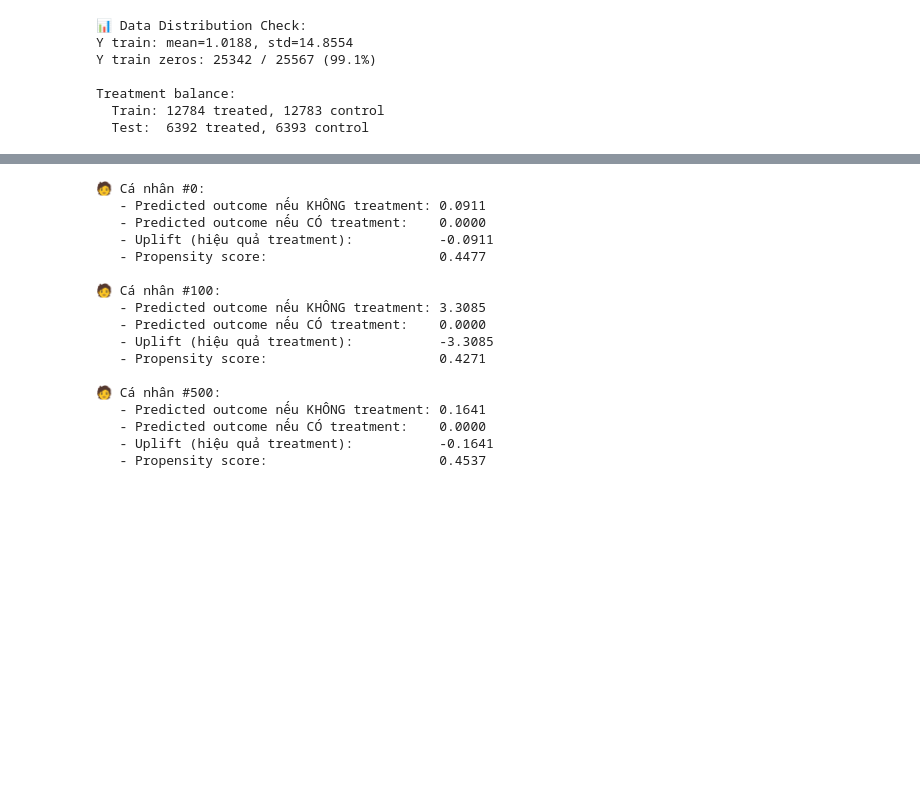
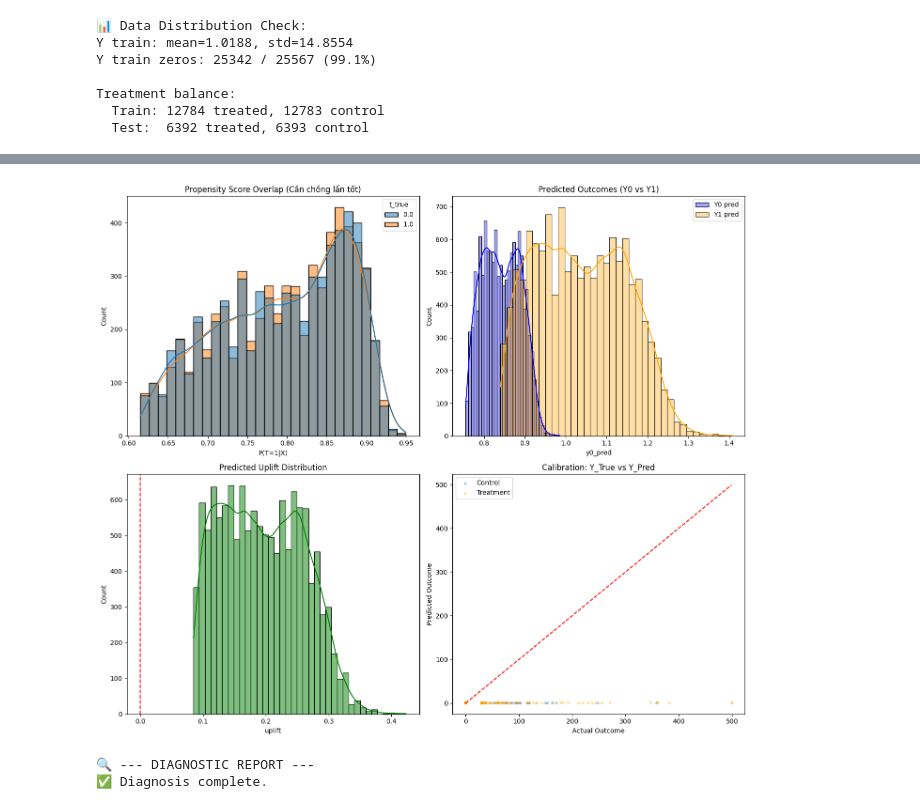
Before and after one commit to ducvu0904/RERUM, a Jupyter notebook: Baseline/dragonnet_base_men.ipynb, the cells around one changed output, grey strips where cells are left out. Drawn from its saved outputs; the diff is of its cells as text; code cells hidden in the pictures; blank space fills up the shorter version.

```diff
--- a/Baseline/dragonnet_base_men.ipynb
+++ b/Baseline/dragonnet_base_men.ipynb
@@ -275,61 +284,14 @@ KRCC:  0.05038028898850895
-# %%
-# Xem uplift của một cá nhân bất kỳ
-def get_individual_uplift(model, x_test_tensor, index):
-    """
-    Lấy uplift prediction của một cá nhân theo index
-
-    Parameters:
-    -----------
-    model: trained DragonNet model
-    x_test_tensor: tensor chứa features của test set
-    index: vị trí của cá nhân muốn xem (0, 1, 2, ...)
-
-    Returns:
-    --------
-    Dictionary chứa thông tin uplift của cá nhân đó
-    """
-    # Lấy features của cá nhân đó
-    x_individual = x_test_tensor[index:index+1]  # Giữ shape [1, num_features]
-
-    # Predict
-    y0_pred, y1_pred, t_pred, _ = model.predict(x_individual)
-
-    # Tính uplift
-    uplift = (y1_pred - y0_pred).item()
-
-    result = {
-        "index": index,
-        "y0_pred (control outcome)": y0_pred.item(),
-        "y1_pred (treatment outcome)": y1_pred.item(),
-        "uplift": uplift,
-        "t_pred (propensity)": t_pred.item()
-    }
-
-    return result
-
-# Ví dụ: Xem uplift của cá nhân thứ 0, 100, 500
-for idx in [0, 100, 500]:
-    info = get_individual_uplift(dragonnet, x_men_test_t, idx)
-    print(f"\n🧑 Cá nhân #{idx}:")
-    print(f"   - Predicted outcome nếu KHÔNG treatment: {info['y0_pred (control outcome)']:.4f}")
-    print(f"   - Predicted outcome nếu CÓ treatment:    {info['y1_pred (treatment outcome)']:.4f}")
-    print(f"   - Uplift (hiệu quả treatment):           {info['uplift']:.4f}")
-    print(f"   - Propensity score:                      {info['t_pred (propensity)']:.4f}")
-# %% [output]
-🧑 Cá nhân #0:
-   - Predicted outcome nếu KHÔNG treatment: 0.0911
-   - Predicted outcome nếu CÓ treatment:    0.0000
-   - Uplift (hiệu quả treatment):           -0.0911
-   - Propensity score:                      0.4477
-
-🧑 Cá nhân #100:
-   - Predicted outcome nếu KHÔNG treatment: 3.3085
-   - Predicted outcome nếu CÓ treatment:    0.0000
-   - Uplift (hiệu quả treatment):           -3.3085
-   - Propensity score:                      0.4271
-
-🧑 Cá nhân #500:
-   - Predicted outcome nếu KHÔNG treatment: 0.1641
-   - Predicted outcome nếu CÓ treatment:    0.0000
-   - Uplift (hiệu quả treatment):           -0.1641
-   - Propensity score:                      0.4537
+# %%
+from debugger import DragonnetDebugger
+# 1. Khởi tạo trình gỡ lỗi
+debugger = DragonnetDebugger(dragonnet.model, test_loader)
+
+# 2. Vẽ biểu đồ
+debugger.plot_all()
+
+# 3. In báo cáo bất thường
+debugger.check_anomalies()
+# %% [output]
+[figure, added]
+🔍 --- DIAGNOSTIC REPORT ---
+✅ Diagnosis complete.
```
Also changed, not shown: parts of 8 cells of this notebook, 29 other files.
